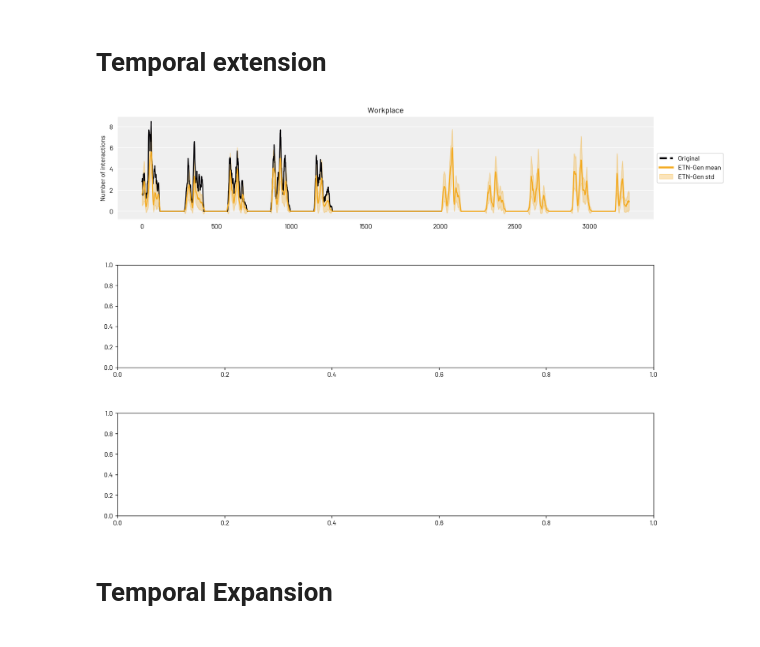
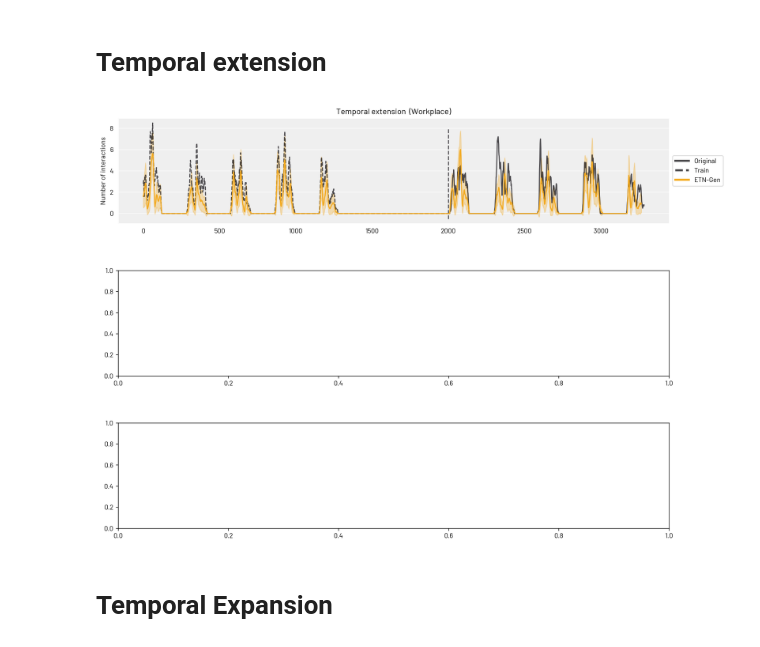
Before and after one commit to AntonioLonga/ETNgen, a Jupyter notebook: Evaluation/Expantion_and_extension.ipynb, the cells around one changed output. Cells and saved outputs as stored; diff of their text form; code cells hidden in the pictures.

```diff
--- a/Evaluation/Expantion_and_extension.ipynb
+++ b/Evaluation/Expantion_and_extension.ipynb
@@ -31,6 +31,11 @@ def moving_average(x, w=10):
 # %%
 def load_train_graph_extension():
     data_in = cs.load_data("../Generated_graphs/Extension_and_Expantion/InVS13_extension/InVS13_1week.dat")
+    graphs_in = cs.build_graphs(data_in,gap=299)
+    return graphs_in
+
+def load_original_graph_extension():
+    data_in = cs.load_data("../Datasets/InVS13.dat")
     graphs_in = cs.build_graphs(data_in,gap=299)
     return graphs_in
 
@@ -56,19 +61,24 @@ def compute_avg_std_nb_inter(graphs):
 from matplotlib.patches import Patch
 from matplotlib.lines import Line2D
 
-def plot_temporal_extension(axes,train_graph,mean_nb_int,std_nb_int):
+def plot_temporal_extension(axes,train_graph,mean_nb_int,std_nb_int,orig_graph):
 
     orig_int = moving_average(nb_interactions(train_graph))
+    orig_int_long = moving_average(nb_interactions(orig_graph))
+
     m = moving_average(mean_nb_int)
     s = moving_average(std_nb_int)
     x = range(len(moving_average(mean_nb_int)))
-    axes.plot(orig_int,color=ORIGINAL_COLOR)
+
+    axes.plot(orig_int,color=ORIGINAL_COLOR,ls="--",alpha=0.7)
+    axes.vlines(2000, -0.5, 8,color=ORIGINAL_COLOR,ls="--",alpha=0.7)
+    axes.plot(range(len(orig_int_long))[2000:],orig_int_long[2000:],color=ORIGINAL_COLOR,alpha=0.7)
     axes.plot(moving_average(mean_nb_int),color=ETN_COLOR)
 
     axes.fill_between(x,m,m-s,color=ETN_COLOR,alpha=0.3)
     axes.fill_between(x,m,m+s,color=ETN_COLOR,alpha=0.3)
 
-    axes.set_title("Workplace")
+    axes.set_title("Temporal extension  (Workplace)")
 
     axes.tick_params(bottom=False, right=False,left=False)
     axes.spines['top'].set_visible(False)
@@ -83,9 +93,10 @@ def plot_temporal_extension(axes,train_graph,mean_nb_int,std_nb_int):
     axes.xaxis.grid(False)
 
 
-    legend_elements = [Line2D([0], [0], color=ORIGINAL_COLOR, lw=3,ls="--",label='Original'),
-                       Line2D([0], [0], color=ETN_COLOR, lw=3,label='ETN-Gen mean'),
-                       Patch(facecolor=ETN_COLOR, edgecolor=ETN_COLOR,alpha=0.3,label='ETN-Gen std')]
+    legend_elements = [Line2D([0], [0], color=ORIGINAL_COLOR, lw=3,label='Original',alpha=0.7),
+                       Line2D([0], [0], color=ORIGINAL_COLOR, lw=3, ls="--", label='Train',alpha=0.7),
+                       Line2D([0], [0], color=ETN_COLOR, lw=3,label='ETN-Gen')]
+                       #,Patch(facecolor=ETN_COLOR, edgecolor=ETN_COLOR,alpha=0.3,label='ETN-Gen std')]
 
     # Create the figure
     axes.legend(handles=legend_elements,loc='center left', bbox_to_anchor=(1, 0.5))
@@ -100,14 +111,16 @@ DYM_COLOR = "#346B6D"
 # %%
 train_graph = load_train_graph_extension()
 temporal_extension = load_ETNgen_graph_extension()
+# %%
+orig_graph = load_original_graph_extension()
 # %%
 mean_nb_int,std_nb_int = compute_avg_std_nb_inter(temporal_extension)
 # %%
 figure, axes = plt.subplots(nrows=3, ncols=1,figsize=(12,9))
 figure.tight_layout(h_pad=5,w_pad=1)
-plot_temporal_extension(axes[0],train_graph,mean_nb_int,std_nb_int)
+plot_temporal_extension(axes[0],train_graph,mean_nb_int,std_nb_int,orig_graph)
 # %% [output]
-[figure, old version]
+[figure, new version]
 # %% [markdown]
 # Temporal Expansion
 # %%
```
Also changed, not shown: parts of 7 cells of this notebook, 25 other files.
